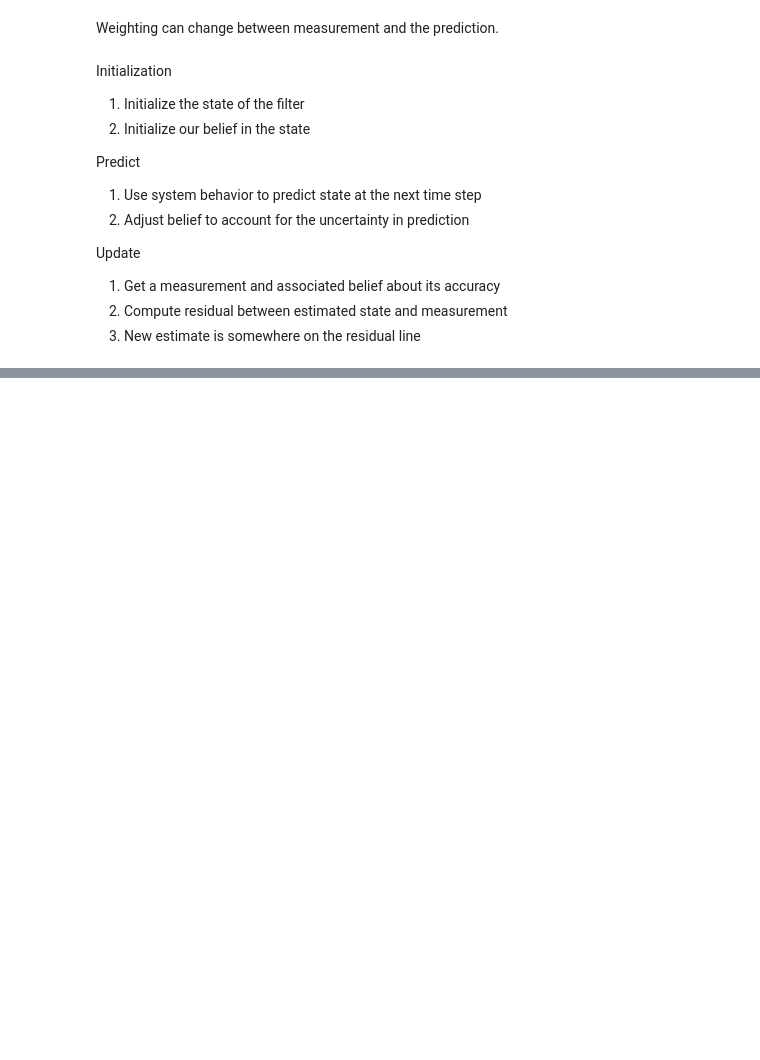
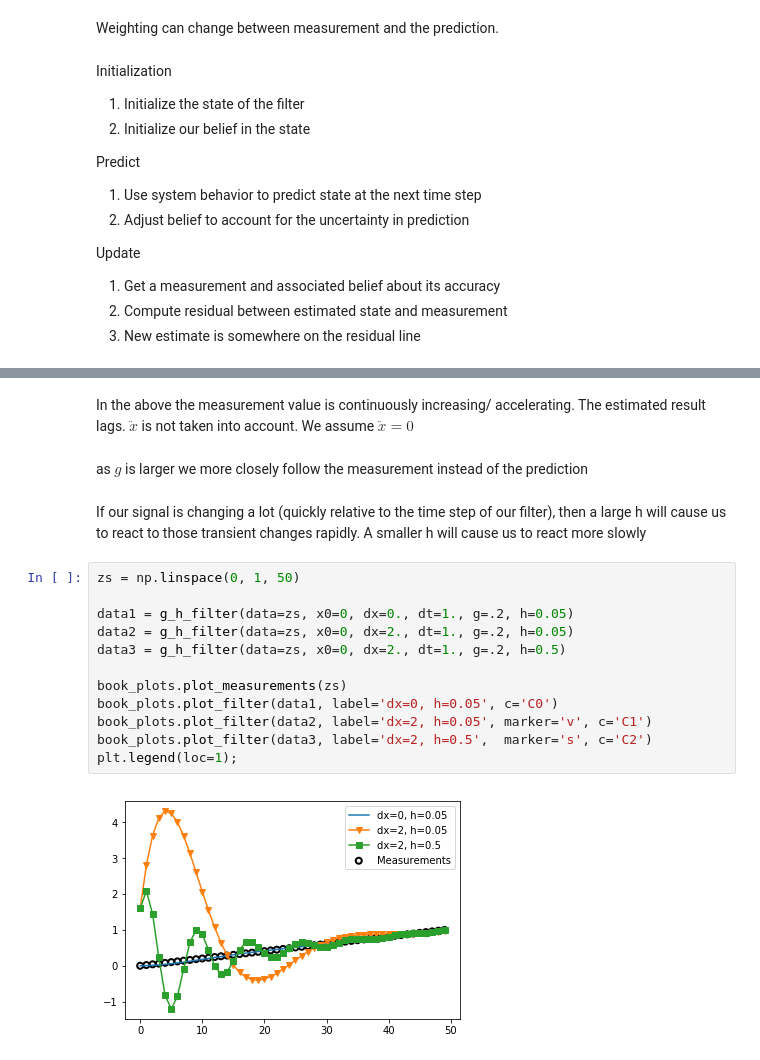
Before and after one commit to allendoss/kf-filter, a Jupyter notebook: self-gh-filter.ipynb, the cells around one changed output, grey strips where cells are left out. Drawn from its saved outputs; the diff is of its cells as text; blank space fills up the shorter version.

```diff
--- a/self-gh-filter.ipynb
+++ b/self-gh-filter.ipynb
@@ -184,0 +240,20 @@ Update
+# %% [markdown]
+In the above the measurement value is continuously increasing/ accelerating. The estimated result lags. $\ddot x$ is not taken into account. We assume $\ddot x = 0$
+# %% [markdown]
+as $g$ is larger we more closely follow the measurement instead of the prediction
+# %% [markdown]
+If our signal is changing a lot (quickly relative to the time step of our filter), then a large h will cause us to react to those transient changes rapidly. A smaller h will cause us to react more slowly
+# %%
+zs = np.linspace(0, 1, 50)
+
+data1 = g_h_filter(data=zs, x0=0, dx=0., dt=1., g=.2, h=0.05)
+data2 = g_h_filter(data=zs, x0=0, dx=2., dt=1., g=.2, h=0.05)
+data3 = g_h_filter(data=zs, x0=0, dx=2., dt=1., g=.2, h=0.5)
+
+book_plots.plot_measurements(zs)
+book_plots.plot_filter(data1, label='dx=0, h=0.05', c='C0')
+book_plots.plot_filter(data2, label='dx=2, h=0.05', marker='v', c='C1')
+book_plots.plot_filter(data3, label='dx=2, h=0.5',  marker='s', c='C2')
+plt.legend(loc=1);
+# %% [output]
+[figure, added]
```
Also changed, not shown: parts of 13 cells of this notebook.
